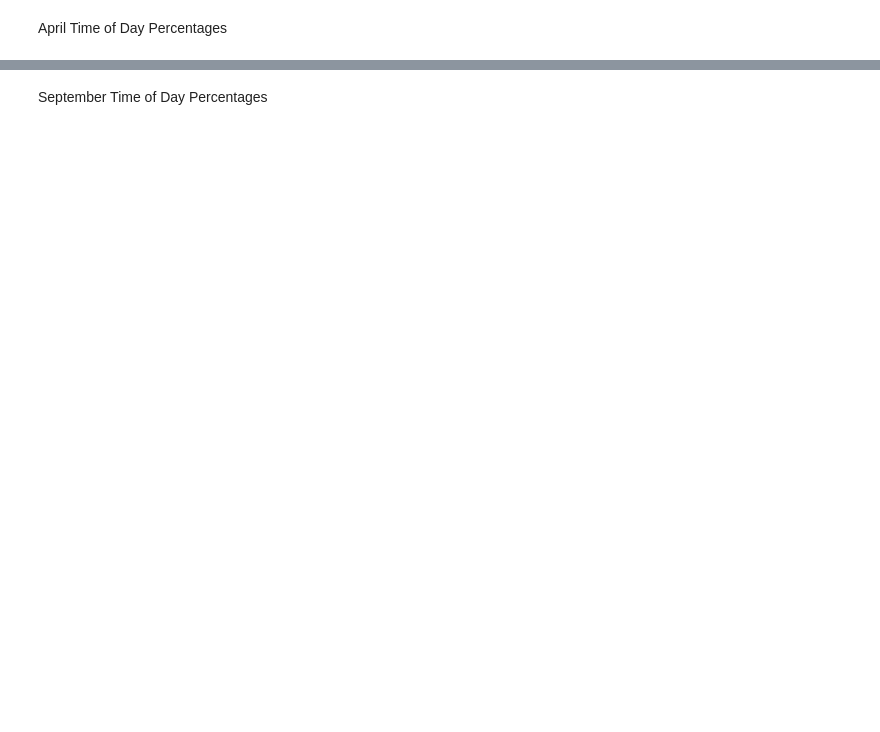
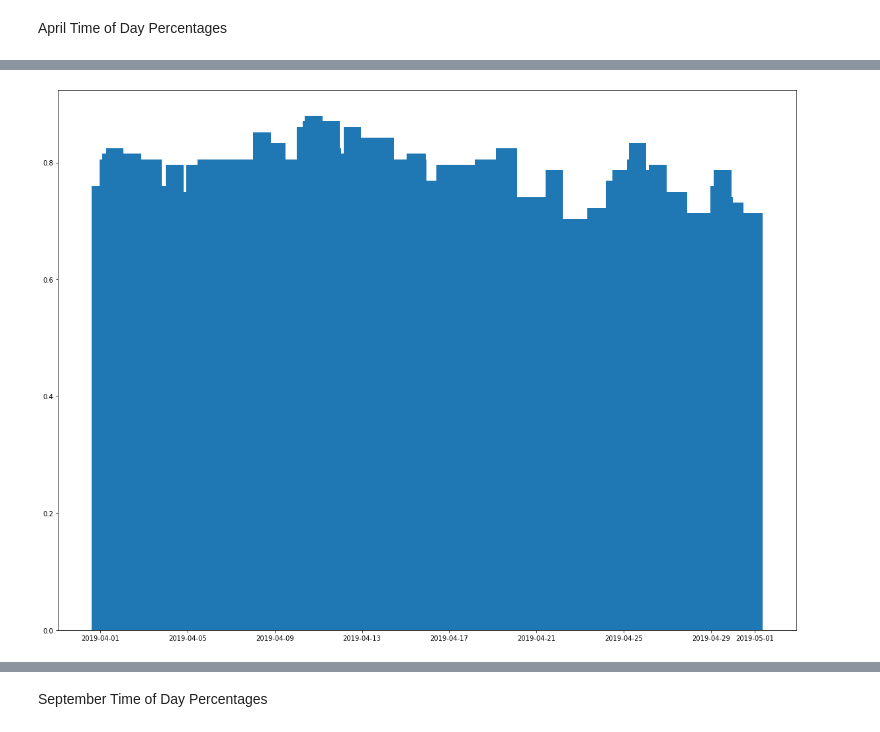
Before and after one commit to AndrewSundaram/VU_SmartCities, a Jupyter notebook: EnergyWorkbook.ipynb, the cells around one changed output, grey strips where cells are left out. Drawn from its saved outputs; the diff is of its cells as text; code cells hidden in the pictures; blank space fills up the shorter version.

```diff
--- a/EnergyWorkbook.ipynb
+++ b/EnergyWorkbook.ipynb
@@ -411,4 +419,12 @@ Time
 Name: fraction_occupied, Length: 8632, dtype: float64
+# %%
+import matplotlib.pyplot as plt
+x = aprilData.index
+y = aprilData['fraction_occupied']
+plt.bar (x,y)
+plt.show()
+# %% [output]
+[figure, added]
 # %%
 aprilMorning = aprilData[(aprilData.index.hour >= 8) & (aprilData.index.hour < 12)]
 print(aprilMorning['fraction_occupied'])
```
Also changed, not shown: parts of 31 cells of this notebook.
